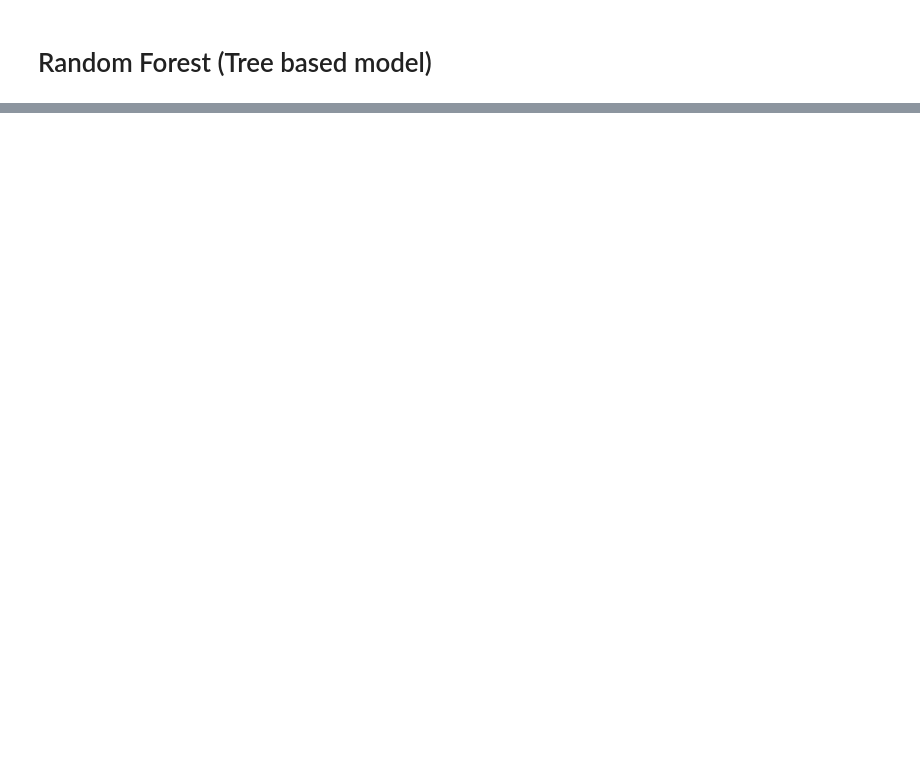
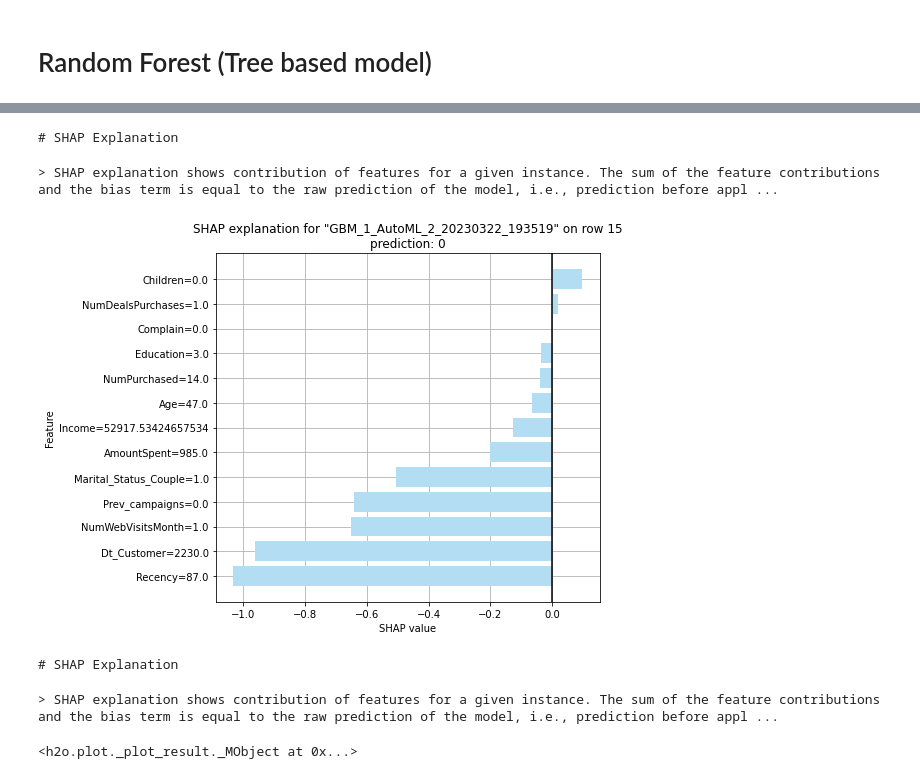
Before and after one commit to makarandmadhavi/Model-Interpretability-Marketting-Campaign, a Jupyter notebook: Model_Interpretability_Marketting_Campaign.ipynb, the cells around one changed output, grey strips where cells are left out. Saved outputs shown, nothing was run; the diff lists cells and outputs as text; code cells hidden in the pictures; blank space fills up the shorter version.

```diff
--- a/Model_Interpretability_Marketting_Campaign.ipynb
+++ b/Model_Interpretability_Marketting_Campaign.ipynb
@@ -277,0 +511,9 @@ plt.show()
+# %%
+aml.explain_row(frame = test, row_index = 15, figsize = (8,6), exclude_explanations = "leaderboard")
+# %% [output]
+# SHAP Explanation
+> SHAP explanation shows contribution of features for a given instance. The sum of the feature contributions and the bias term is equal to the raw prediction of the model, i.e., prediction before appl ...
+[figure, added]
+# SHAP Explanation
+> SHAP explanation shows contribution of features for a given instance. The sum of the feature contributions and the bias term is equal to the raw prediction of the model, i.e., prediction before appl ...
+<h2o.plot._plot_result._MObject at 0x...>
```
Also changed, not shown: parts of 19 cells of this notebook.
